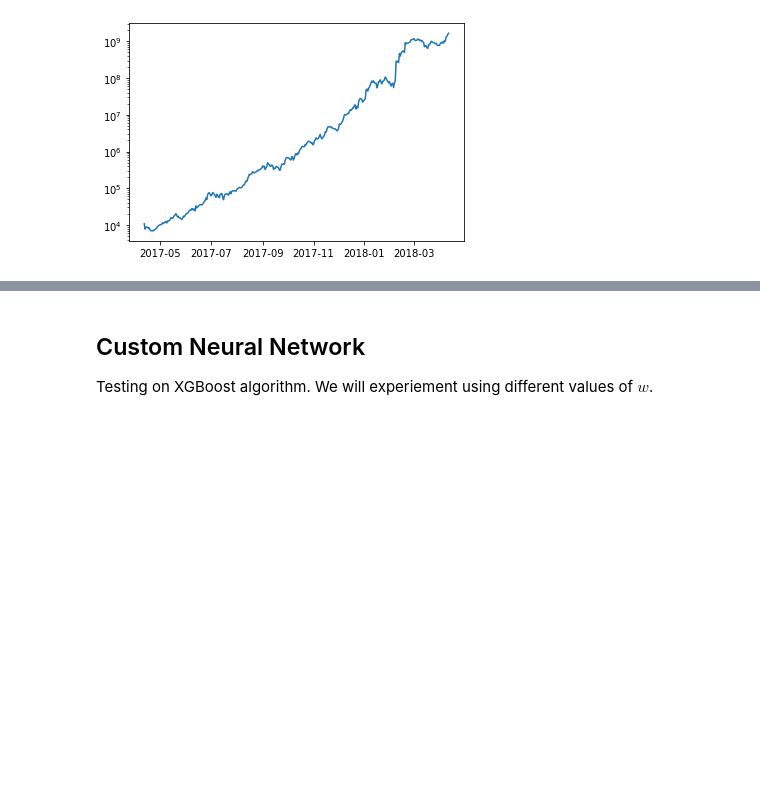
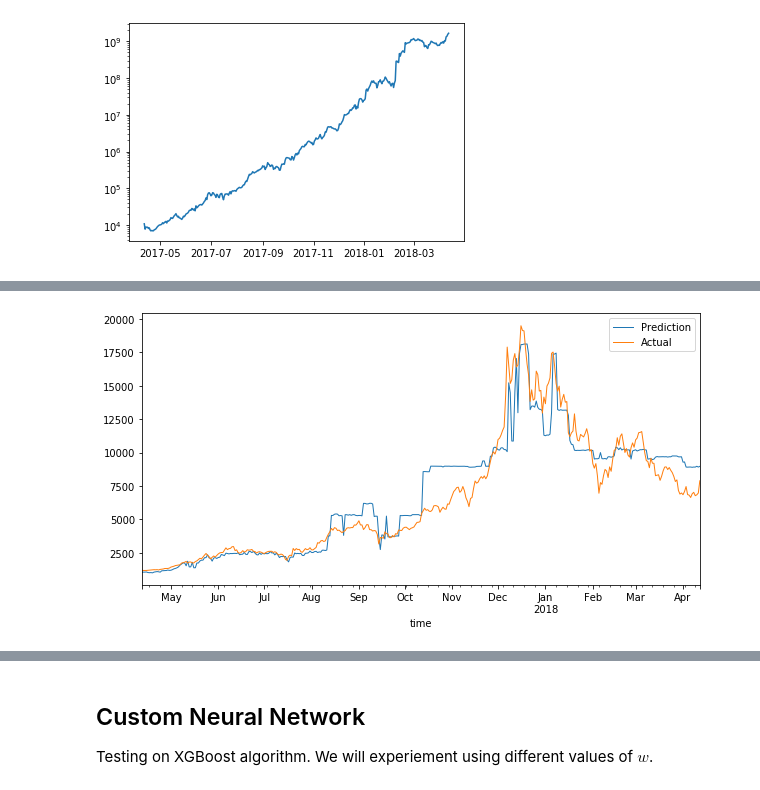
Before and after one commit to stevewam/crypto-prediction, a Jupyter notebook: Model Training.ipynb, the cells around one changed output, grey strips where cells are left out. Saved outputs shown, nothing was run; the diff lists cells and outputs as text; code cells hidden in the pictures; blank space fills up the shorter version.

Commit message:
Added additional XGBoost models

```diff
--- a/Model Training.ipynb
+++ b/Model Training.ipynb
@@ -323,5 +321,5 @@ plot_predicted_vs_actual(xgb_w50[0], '$$$')
 # %%
-xgb_w10 = run_xgboost_model(w=5,
+xgb_w10 = run_xgboost_model(w=10,
                           hyperparams=hyperparams,
                           prefix='xgb-w10',
                           data_dir='./data',
@@ -329,3 +352,7 @@ xgb_w10 = run_xgboost_model(w=5,
+# %%
+plot_predicted_vs_actual(xgb_w10[2], 'BTC')
+# %% [output]
+[figure, added]
 # %%
 xgb_w5 = run_xgboost_model(w=5,
                           hyperparams=hyperparams,
```
Also changed, not shown: parts of 16 cells of this notebook, 4 other files.
